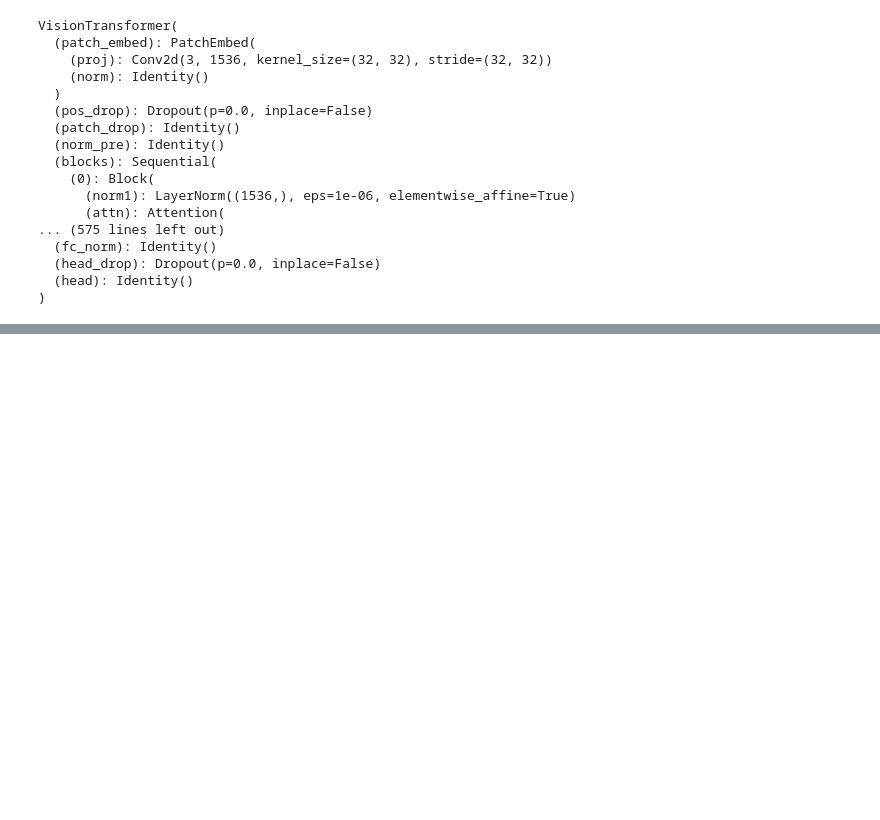
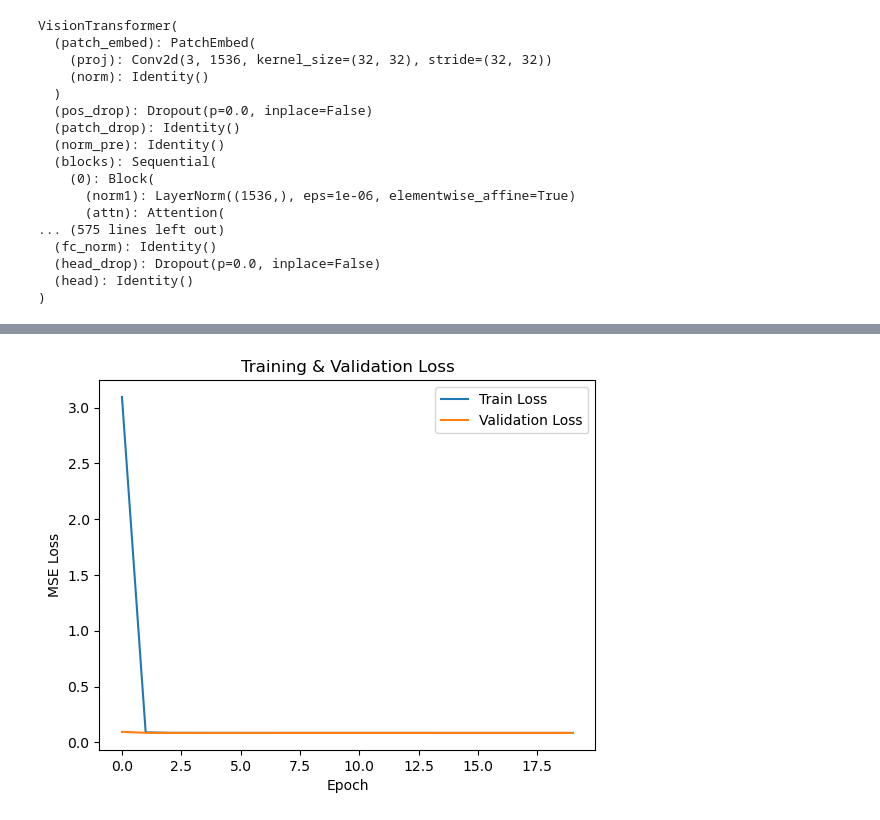
Before and after one commit to harrlol/gut-instinct, a Jupyter notebook: notebooks/loss_investigate.ipynb, the cells around one changed output, grey strips where cells are left out. Drawn from its saved outputs; the diff is of its cells as text; code cells hidden in the pictures; blank space fills up the shorter version.

```diff
--- a/notebooks/loss_investigate.ipynb
+++ b/notebooks/loss_investigate.ipynb
@@ -113,7 +114,7 @@ feature_dim = train_embeddings.shape[1]
 model = nn.Sequential(
     nn.Linear(feature_dim, 512),
     nn.ReLU(),
-    nn.Dropout(0.2),
+    # nn.Dropout(0.2),
     nn.Linear(512, 256),
     nn.ReLU(),
     nn.Linear(256, 460)
@@ -122,7 +123,7 @@ model.to('cuda')
 
 # some setups
 criterion = SamplesLoss("sinkhorn", p=2, blur=0.05)
-lmd = 0.7        # controls how much we care about the point-wise loss
+lmd = 0        # controls how much we care about the point-wise loss
 optimizer = optim.Adam(model.parameters(), lr=1e-5)
 train_losses = []
 val_losses = []
@@ -145,7 +146,7 @@ for epoch in range(20):
 
         # use both point-wise and distributional loss
         mse_loss = F.mse_loss(y_pred, y_batch)
-        dist_loss = criterion(l1_normalize(y_pred), l1_normalize(y_batch))
+        dist_loss = criterion(eval_utils.l1_normalize(y_pred), eval_utils.l1_normalize(y_batch))
         loss = lmd * mse_loss + (1 - lmd) * dist_loss
 
         loss.backward()
@@ -162,8 +163,8 @@ for epoch in range(20):
         for x_val, y_val in val_loader:
             x_val, y_val = x_val.to('cuda'), y_val.to('cuda')
             y_pred_val = model(x_val)
-            y_pred_dist_val = eval_utils.l1_normalize(y_pred_val, dim=1)
-            y_true_dist_val = eval_utils.l1_normalize(y_val, dim=1)
+            y_pred_dist_val = eval_utils.l1_normalize(y_pred_val)
+            y_true_dist_val = eval_utils.l1_normalize(y_val)
 
             # use both point-wise and distributional loss
             mse_loss = F.mse_loss(y_pred_val, y_val)
@@ -194,0 +209,10 @@ AttributeError: module 'eval.utils' has no attribute 'l1_normalize'
+# %%
+plt.plot(train_losses, label='Train Loss')
+plt.plot(val_losses, label='Validation Loss')
+plt.xlabel('Epoch')
+plt.ylabel('MSE Loss')
+plt.legend()
+plt.title('Training & Validation Loss')
+plt.show()
+# %% [output]
+[figure, added]
```
Also changed, not shown: parts of 5 cells of this notebook, 1 other file.
